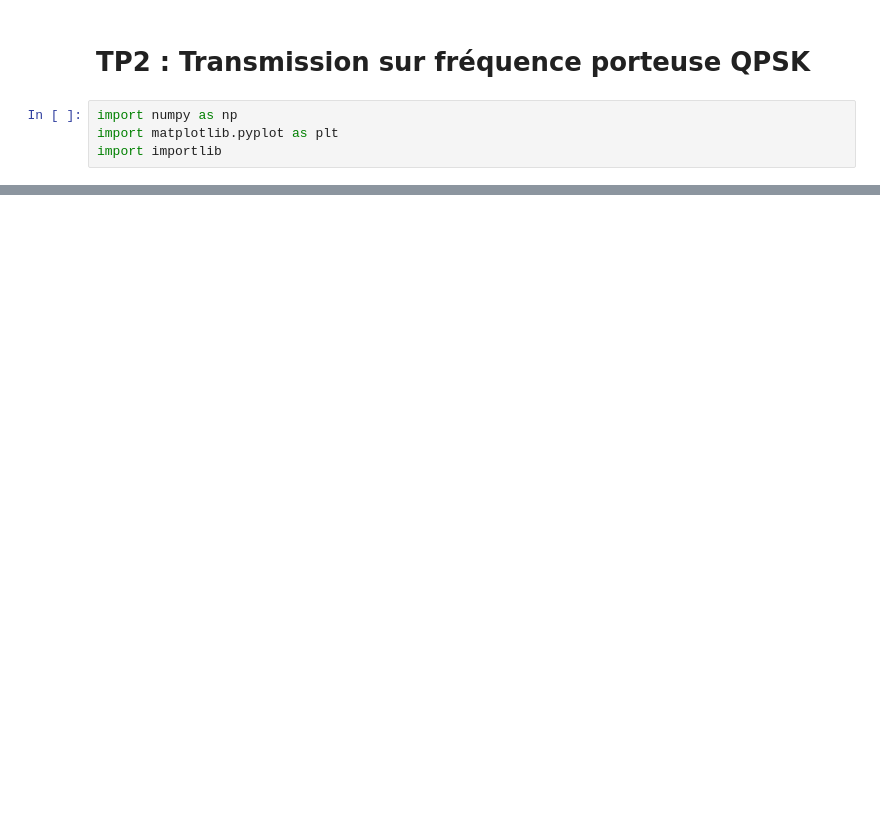
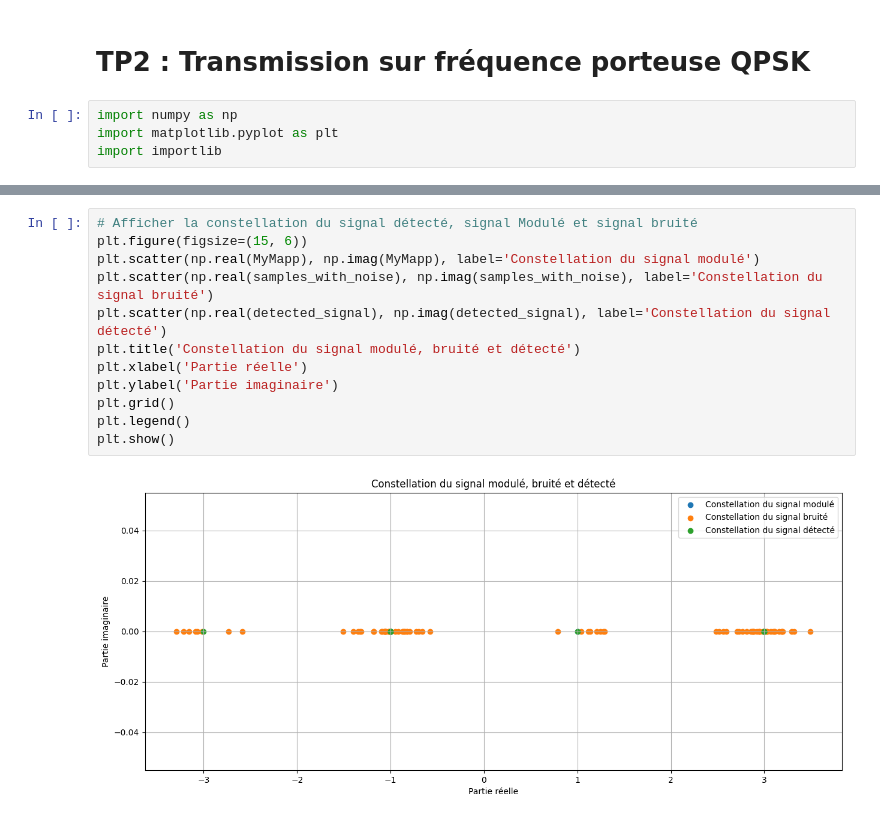
Before and after one commit to NergYR/TP_RT3R05, a Jupyter notebook: TP2_Transmission_sur_fréquence_porteuse_QPSK_LT.ipynb, the cells around one changed output, grey strips where cells are left out. Drawn from its saved outputs; the diff is of its cells as text; blank space fills up the shorter version.

```diff
--- a/TP2_Transmission_sur_fréquence_porteuse_QPSK_LT.ipynb
+++ b/TP2_Transmission_sur_fréquence_porteuse_QPSK_LT.ipynb
@@ -124,0 +163,14 @@ plt.show()
+# %%
+# Afficher la constellation du signal détecté, signal Modulé et signal bruité
+plt.figure(figsize=(15, 6))
+plt.scatter(np.real(MyMapp), np.imag(MyMapp), label='Constellation du signal modulé')
+plt.scatter(np.real(samples_with_noise), np.imag(samples_with_noise), label='Constellation du signal bruité')
+plt.scatter(np.real(detected_signal), np.imag(detected_signal), label='Constellation du signal détecté')
+plt.title('Constellation du signal modulé, bruité et détecté')
+plt.xlabel('Partie réelle')
+plt.ylabel('Partie imaginaire')
+plt.grid()
+plt.legend()
+plt.show()
+# %% [output]
+[figure, added]
```
Also changed, not shown: parts of 8 cells of this notebook, 1 other file.
